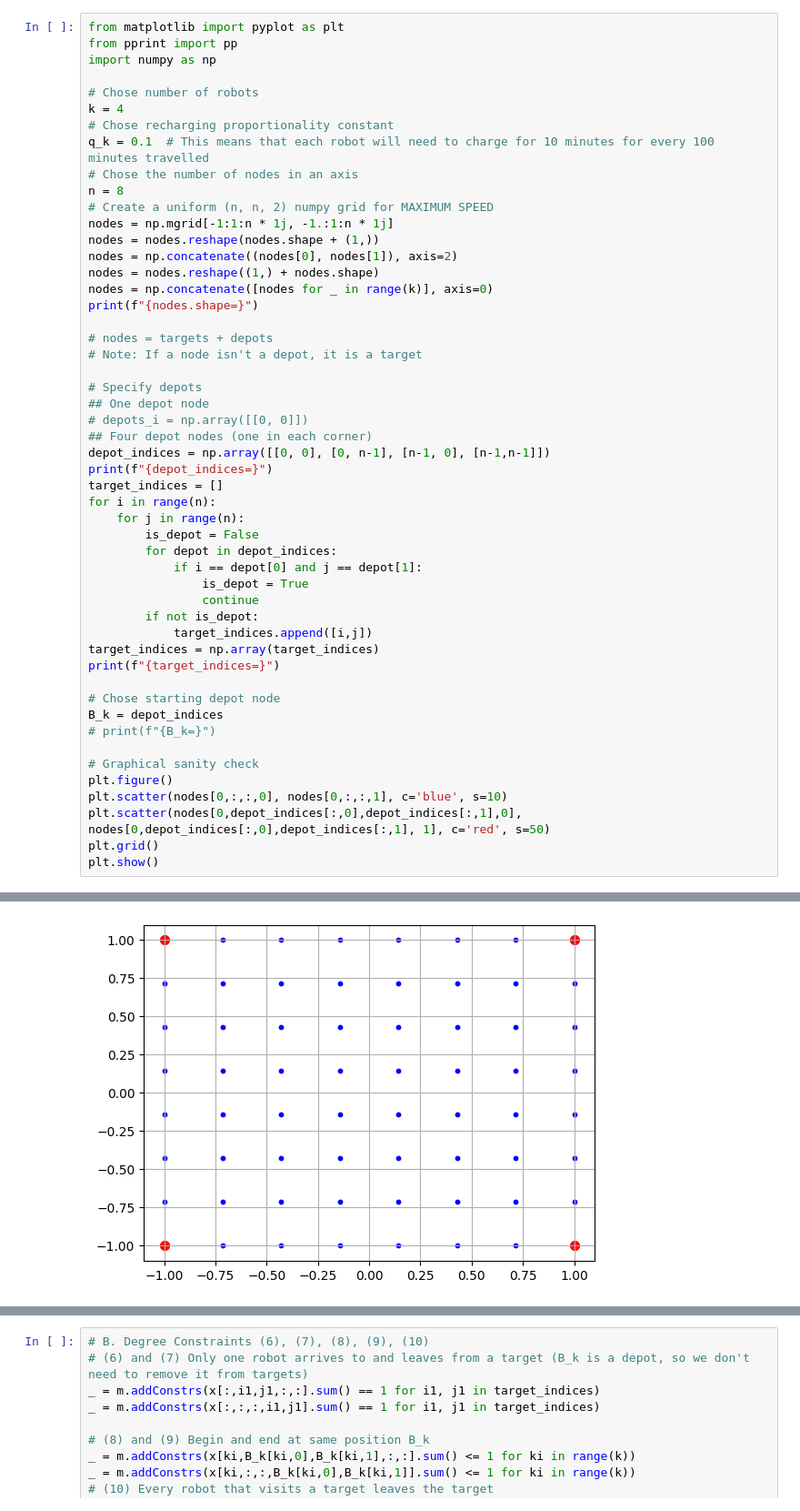
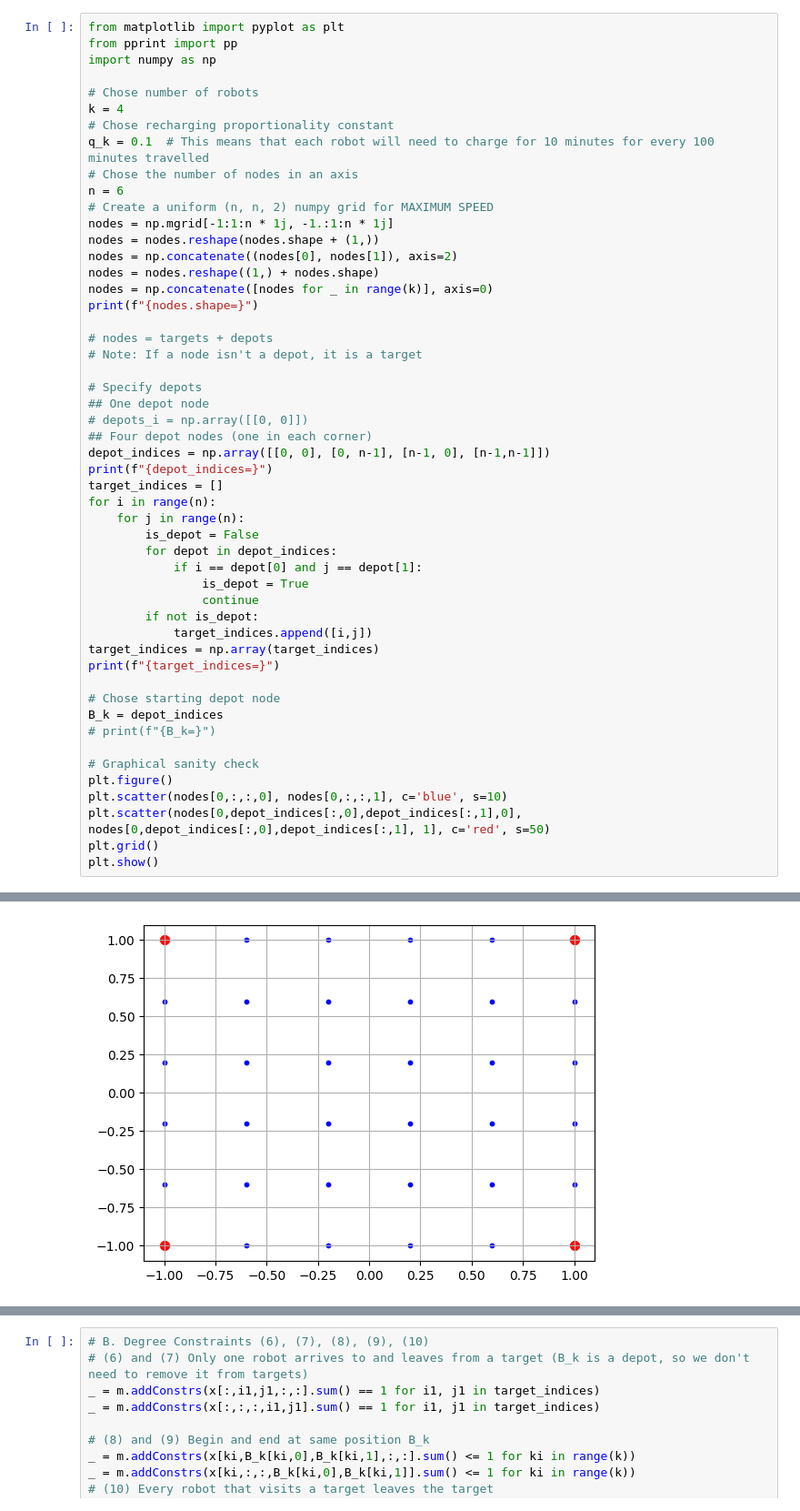
Before and after one commit to nestlab-bae-mqp-2024/mrpcp-solvers, a Jupyter notebook: jupyter/2015_mrpcp/2015_mrpcp_yasars_attempt.ipynb, the cells around one changed output, grey strips where cells are left out. Shown at 91% size. Saved outputs shown, nothing was run; the diff lists cells and outputs as text.

Commit message:
optimize visualization

```diff
--- a/jupyter/2015_mrpcp/2015_mrpcp_yasars_attempt.ipynb
+++ b/jupyter/2015_mrpcp/2015_mrpcp_yasars_attempt.ipynb
@@ -8,7 +8,7 @@ k = 4
 # Chose recharging proportionality constant
 q_k = 0.1  # This means that each robot will need to charge for 10 minutes for every 100 minutes travelled
 # Chose the number of nodes in an axis
-n = 8
+n = 6
 # Create a uniform (n, n, 2) numpy grid for MAXIMUM SPEED
 nodes = np.mgrid[-1:1:n * 1j, -1.:1:n * 1j]
 nodes = nodes.reshape(nodes.shape + (1,))
@@ -70,4 +70,4 @@ target_indices=array([[0, 1],
-[figure, old version]
+[figure, new version]
 # %%
 import itertools
 
```
Also changed, not shown: parts of 9 cells of this notebook.
